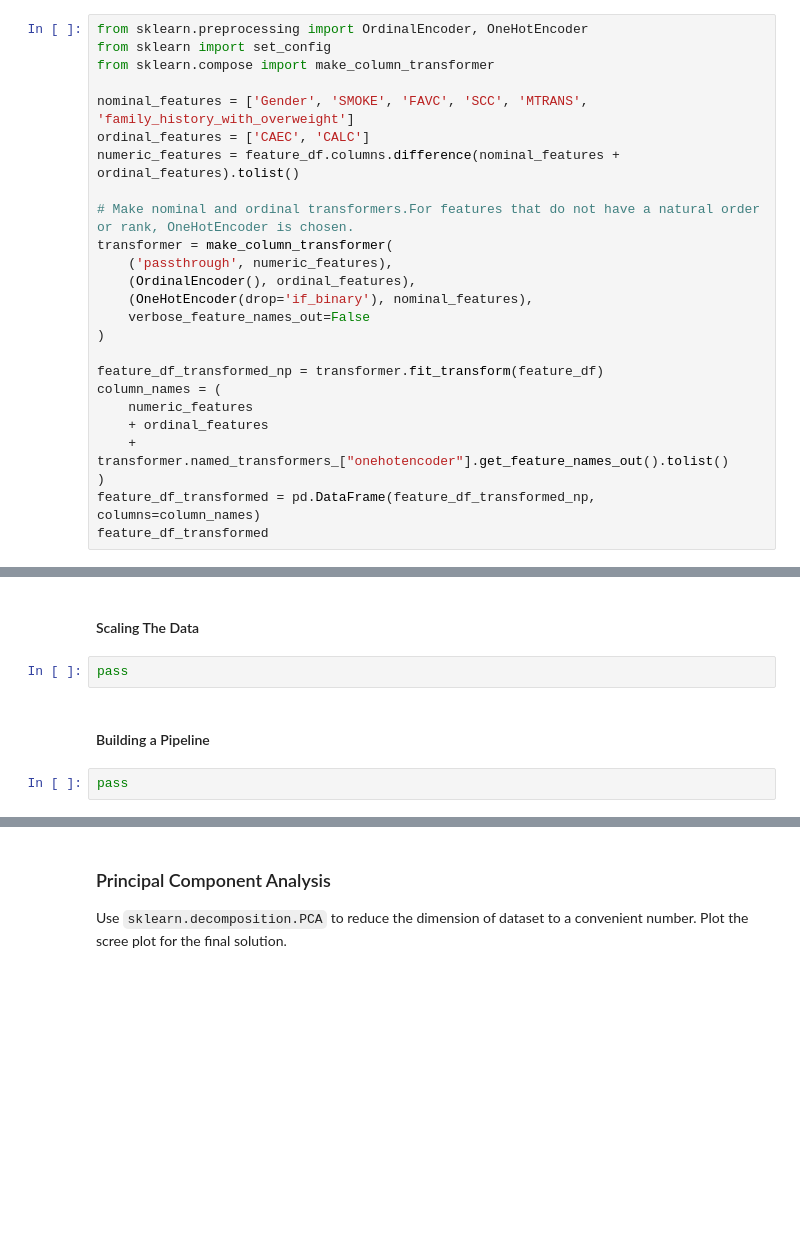
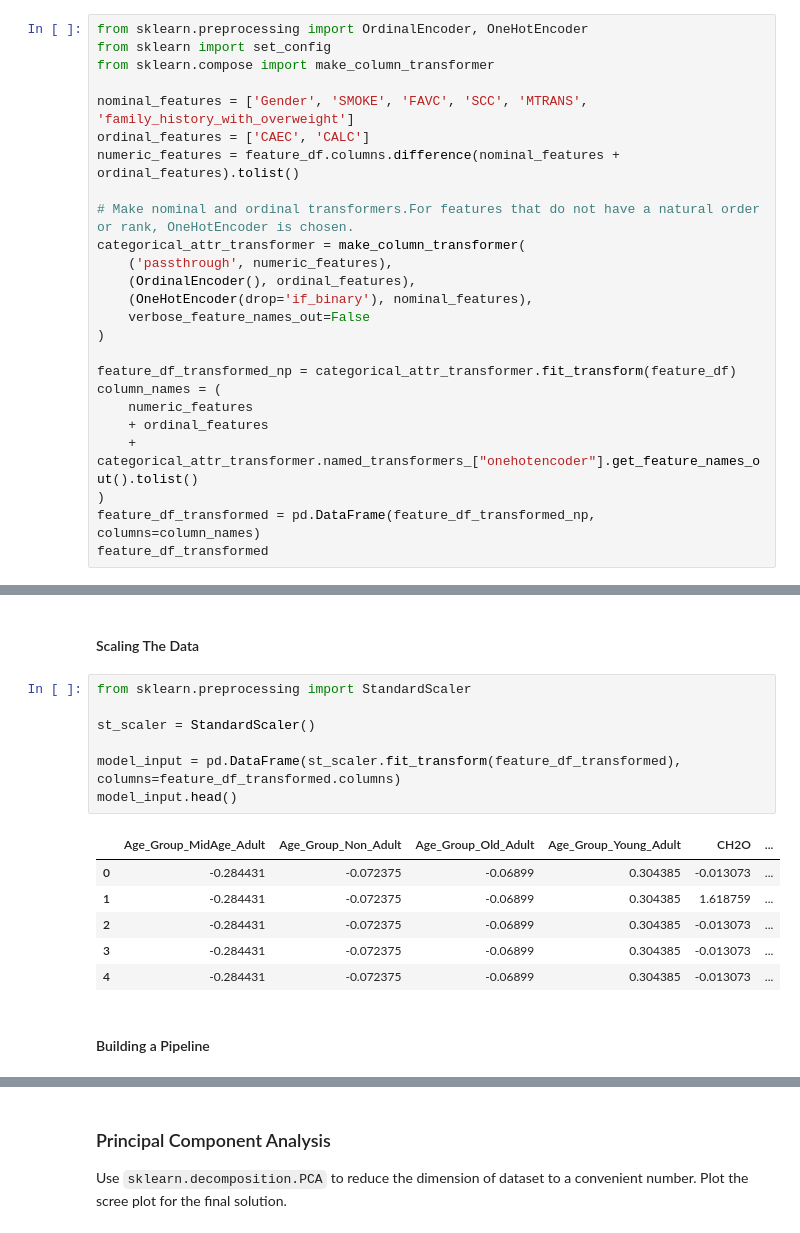
Before and after one commit to jrazi/machine-learning-bioinformatics-assignments-spring-2023, a Jupyter notebook: A1/HW1_MLforBio_Practical/HW1_MLforBio_Linear Regression and Regularization.ipynb, the cells around one changed output, grey strips where cells are left out. Cells and saved outputs as stored; diff of their text form; blank space fills up the shorter version.

```diff
--- a/A1/HW1_MLforBio_Practical/HW1_MLforBio_Linear Regression and Regularization.ipynb
+++ b/A1/HW1_MLforBio_Practical/HW1_MLforBio_Linear Regression and Regularization.ipynb
@@ -252,18 +252,18 @@ ordinal_features = ['CAEC', 'CALC']
 numeric_features = feature_df.columns.difference(nominal_features + ordinal_features).tolist()
 
 # Make nominal and ordinal transformers.For features that do not have a natural order or rank, OneHotEncoder is chosen.
-transformer = make_column_transformer(
+categorical_attr_transformer = make_column_transformer(
     ('passthrough', numeric_features),
     (OrdinalEncoder(), ordinal_features),
     (OneHotEncoder(drop='if_binary'), nominal_features),
     verbose_feature_names_out=False
 )
 
-feature_df_transformed_np = transformer.fit_transform(feature_df)
+feature_df_transformed_np = categorical_attr_transformer.fit_transform(feature_df)
 column_names = (
     numeric_features
     + ordinal_features
-    + transformer.named_transformers_["onehotencoder"].get_feature_names_out().tolist()
+    + categorical_attr_transformer.named_transformers_["onehotencoder"].get_feature_names_out().tolist()
 )
 feature_df_transformed = pd.DataFrame(feature_df_transformed_np, columns=column_names)
 feature_df_transformed
@@ -380,9 +380,19 @@ plot_correlation_matrix(upper_corr_matrix, vmin=WEAK_CORR_THRESHOLD, vmax=MODERA
 #### Scaling of Data, And Buliding Pipeline
 # %% [markdown]
 #### Scaling The Data
-# %%
-pass
+# %%
+from sklearn.preprocessing import StandardScaler
+
+st_scaler = StandardScaler()
+
+model_input = pd.DataFrame(st_scaler.fit_transform(feature_df_transformed), columns=feature_df_transformed.columns)
+model_input.head()
+# %% [output]
+|  | Age_Group_MidAge_Adult | Age_Group_Non_Adult | Age_Group_Old_Adult | Age_Group_Young_Adult | CH2O | ... |
+| 0 | -0.284431 | -0.072375 | -0.06899 | 0.304385 | -0.013073 | ... |
+| 1 | -0.284431 | -0.072375 | -0.06899 | 0.304385 | 1.618759 | ... |
+| 2 | -0.284431 | -0.072375 | -0.06899 | 0.304385 | -0.013073 | ... |
+| 3 | -0.284431 | -0.072375 | -0.06899 | 0.304385 | -0.013073 | ... |
+| 4 | -0.284431 | -0.072375 | -0.06899 | 0.304385 | -0.013073 | ... |
 # %% [markdown]
 #### Building a Pipeline
-# %%
-pass
```
Also changed, not shown: parts of 1 cell of this notebook, 2 other files.
